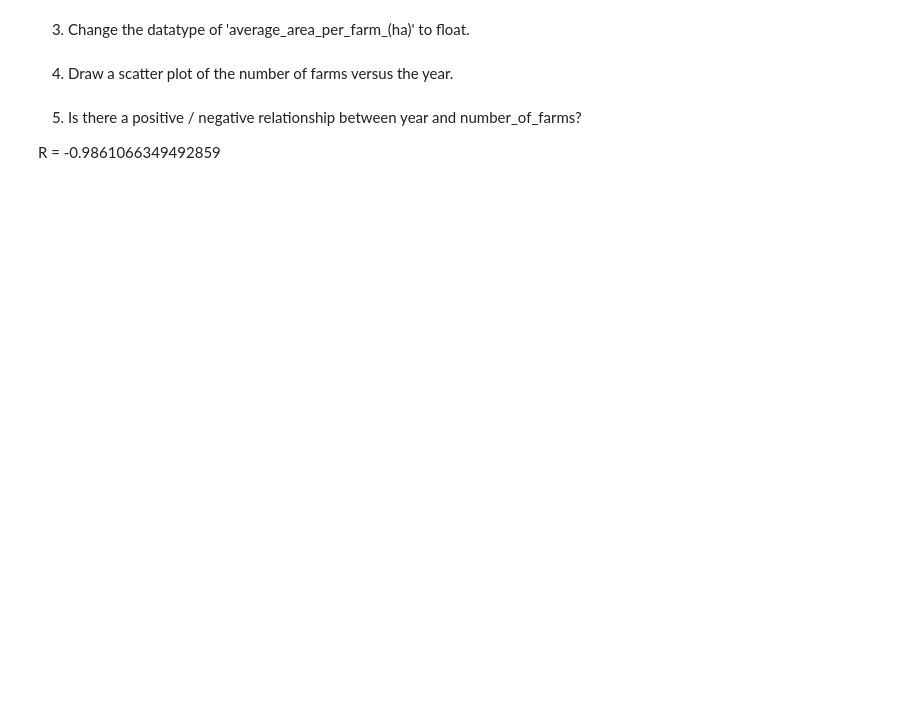
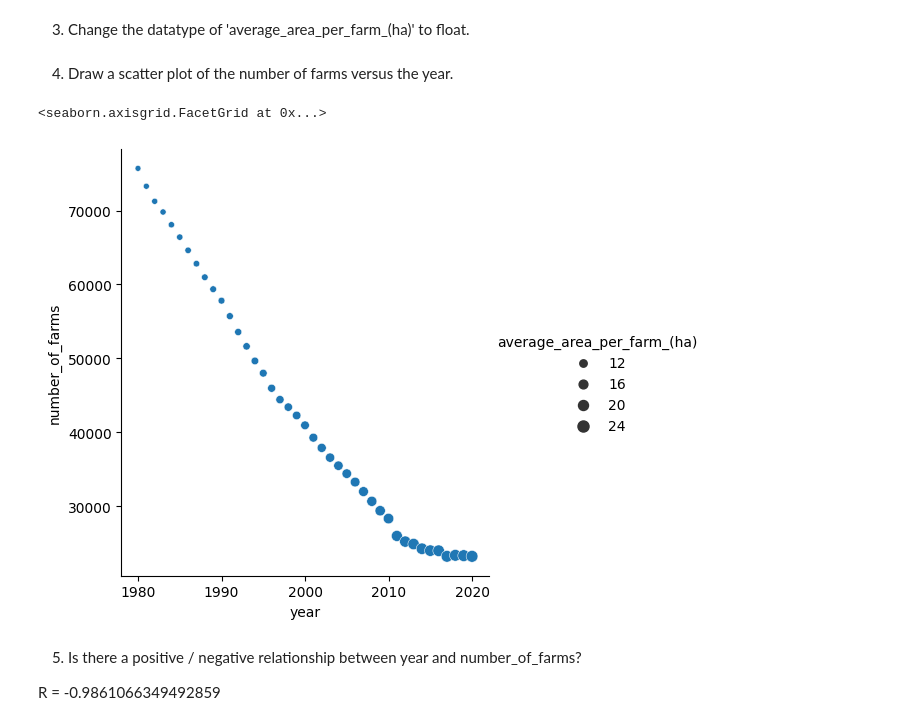
Before and after one commit to lrobyns/dsai-labs, a Jupyter notebook: 6-regression-analyis/labs_regression_analysis.ipynb, the cells around one changed output. Cells and saved outputs as stored; diff of their text form; code cells hidden in the pictures; blank space fills up the shorter version.

```diff
--- a/6-regression-analyis/labs_regression_analysis.ipynb
+++ b/6-regression-analyis/labs_regression_analysis.ipynb
@@ -156,7 +206,20 @@ farms.head()
 # %% [markdown]
 3. Change the datatype of 'average_area_per_farm_(ha)' to float.
+# %%
+#Due to the () we always have to use [], it won't interpret it well as such farms.average_area_per_farm_(ha)
+#Replace comma by a dot first .str.replace(",",".")
+farms['average_area_per_farm_(ha)'] = farms['average_area_per_farm_(ha)'].str.replace(",",".").astype(float)
 # %% [markdown]
 4. Draw a scatter plot of the number of farms versus the year.
+# %%
+#Year onafhankelijke, number_of_farms afhankelijke
+sns.relplot(data=farms,
+            x='year', y='number_of_farms'
+            ,size='average_area_per_farm_(ha)')
+#Hier kunnen we eigenlijk al zien dat er een dalend verband is, mits de correlatie zo groot is dat het hier zichtbaar is
+# %% [output]
+<seaborn.axisgrid.FacetGrid at 0x...>
+[figure, added]
 # %% [markdown]
 5. Is there a positive / negative relationship between year and number_of_farms?
 
```
Also changed, not shown: parts of 20 cells of this notebook.
